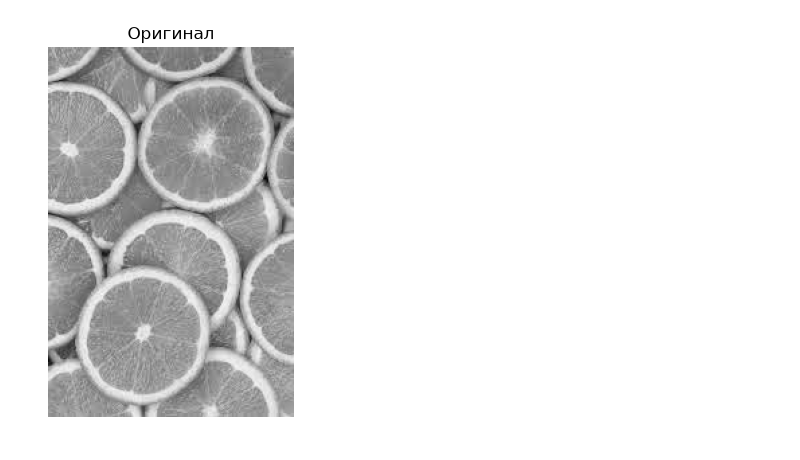
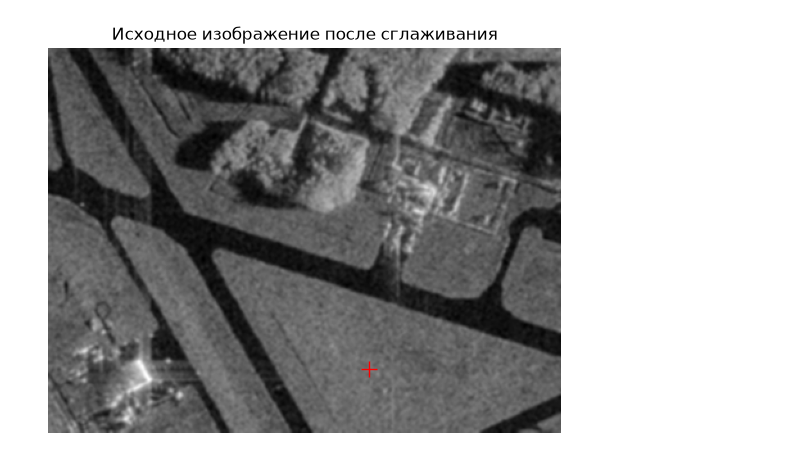
Before and after one commit to Zabytina-Julia-Artemovna/Image-processing-tasks, a Jupyter notebook: Image_processing_homework4.ipynb, the cells around one changed output. Drawn from its saved outputs; the diff is of its cells as text; code cells hidden in the pictures.

```diff
--- a/Image_processing_homework4.ipynb
+++ b/Image_processing_homework4.ipynb
@@ -7,10 +1,21 @@ from scipy import ndimage
 # %%
-image = cv2.imread('oranges_1.jpg')
+import numpy as np
+import cv2
+import matplotlib.pyplot as plt
+
+image = cv2.imread('sar_1.jpg')
+
+if image is None:
+    raise FileNotFoundError("Положите картинку рядом с ноутбуком")
+
 image_gray = cv2.cvtColor(image, cv2.COLOR_BGR2GRAY)
+image_gray = cv2.GaussianBlur(image_gray, (5, 5), 1)
 
+plt.figure(figsize=(7, 5))
 plt.imshow(image_gray, cmap='gray')
-plt.title('Оригинал')
+plt.plot(250, 250, 'r+', markersize=12)
+plt.title('Исходное изображение после сглаживания')
 plt.axis('off')
 plt.show()
 # %% [output]
-[figure, old version]
+[figure, new version]
```
Also changed, not shown: parts of 19 cells of this notebook.
